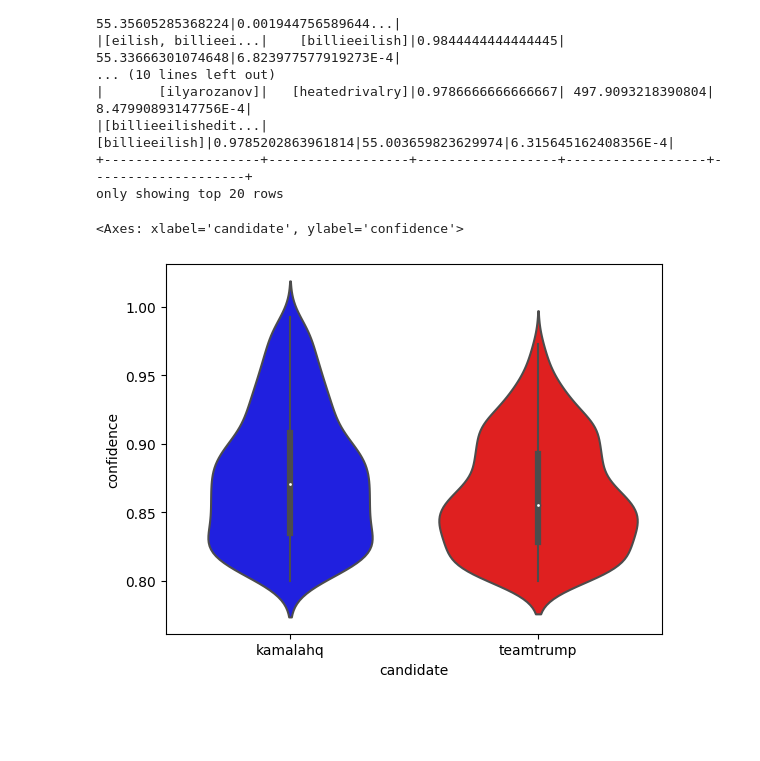
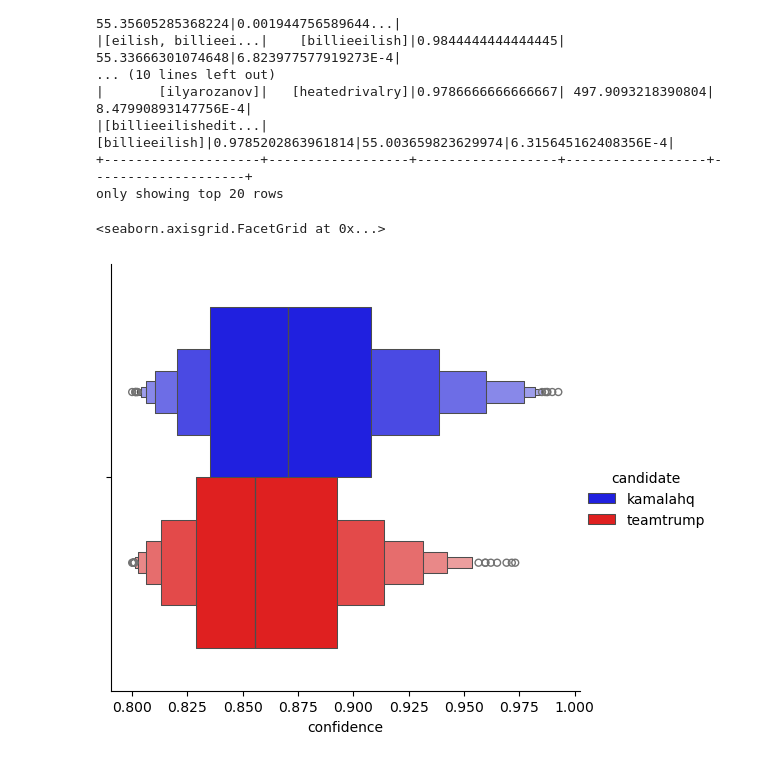
Before and after one commit to nitomanto/the-t-word, a Jupyter notebook: spark_itemset_copy.ipynb, the cells around one changed output. Drawn from its saved outputs; the diff is of its cells as text; code cells hidden in the pictures; blank space fills up the shorter version.

```diff
--- a/spark_itemset_copy.ipynb
+++ b/spark_itemset_copy.ipynb
@@ -846,14 +846,18 @@ rules_pd_t['candidate'] = ['teamtrump'] * len(rules_pd_t)
 # %%
 import pandas as pd
 rules_pd_merged = pd.concat([rules_pd_k, rules_pd_t], axis=0)
+# %%
+import pandas as pd
+rules_pd_merged = pd.read_csv('association_rules.csv')
 # %%
 import seaborn as sns
+import matplotlib.pyplot as plt
 
-sns.violinplot(rules_pd_merged, y='confidence', x='candidate',
+sns.catplot(rules_pd_merged, x='confidence', hue='candidate',
              palette={'kamalahq': 'blue',
                       'teamtrump': 'red'},
-            fill=False,
-            estimate='quart')
+            kind='boxen',
+            fill=True,)
 # %% [output]
-<Axes: xlabel='candidate', ylabel='confidence'>
+<seaborn.axisgrid.FacetGrid at 0x...>
-[figure, old version]
+[figure, new version]
```
Also changed, not shown: parts of 10 cells of this notebook.
